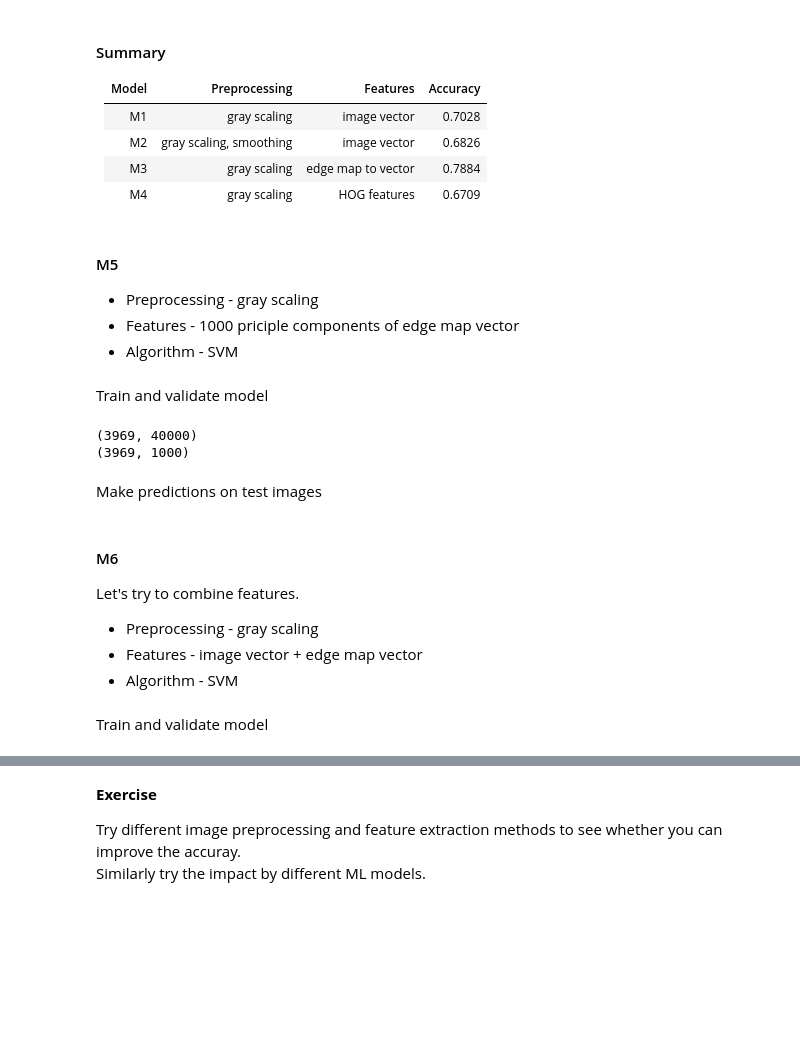
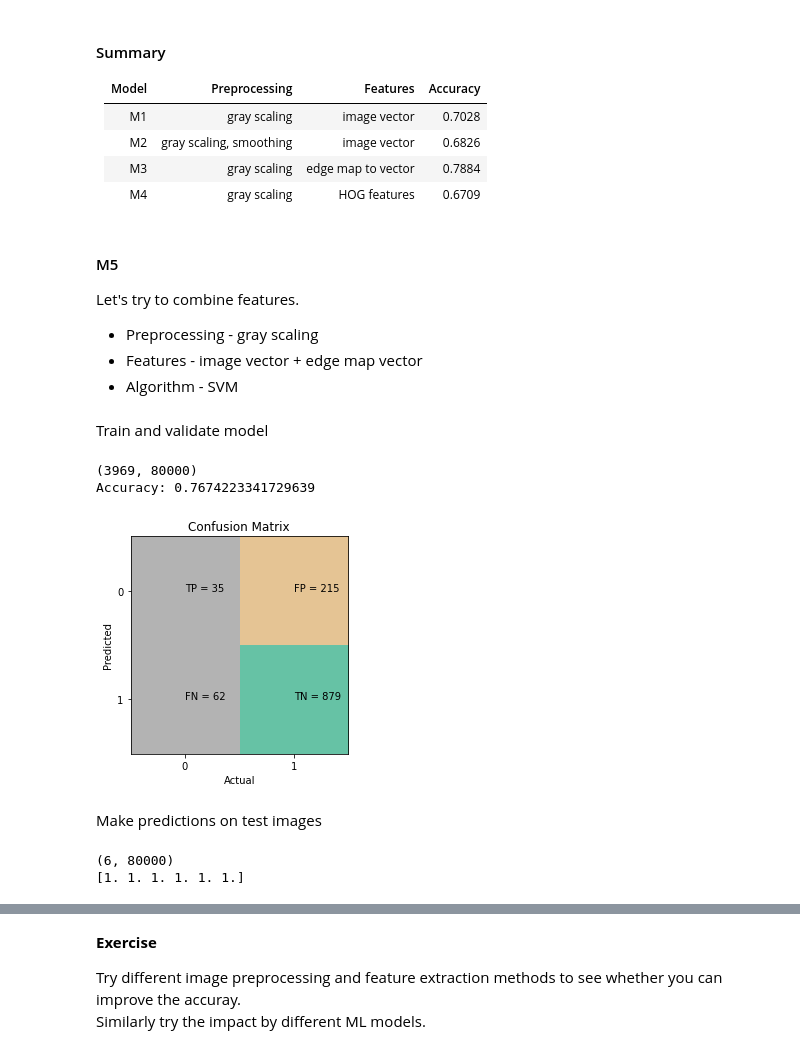
Before and after one commit to HHansi/Applied-AI-Course, a Jupyter notebook: Image Processing/Image_Classification.ipynb, the cells around one changed output, grey strips where cells are left out. Drawn from its saved outputs; the diff is of its cells as text; code cells hidden in the pictures; blank space fills up the shorter version.

```diff
--- a/Image Processing/Image_Classification.ipynb
+++ b/Image Processing/Image_Classification.ipynb
@@ -415,8 +415,11 @@ Make predictions on test images
 |M4    | gray scaling | HOG features | 0.6709 |
 # %% [markdown]
 #### M5
+
+Let's try to combine features.
+
 - Preprocessing - gray scaling <br>
-- Features - 1000 priciple components of edge map vector<br>
+- Features - image vector + edge map vector<br>
 - Algorithm - SVM <br>
 # %%
 # method to get image features
@@ -428,52 +431,40 @@ def get_features_m5(images):
 
     # feature extraction
     edges_canny = cv2.Canny(img_grayscaled, 100, 200)
-    features = edges_canny.flatten()
+    features1 = img_grayscaled.flatten()
+    features2 = edges_canny.flatten()
+    features = np.hstack((features1, features2))
 
     features_list.append(features)
 
   features_list = np.array(features_list)
-
   return features_list
 # %% [markdown]
 Train and validate model
 # %%
 # feature extraction
 features_train = get_features_m5(train_images)
 print(features_train.shape)
 
-# Principal component extraction
-pca = PCA(n_components=1000)
-pca.fit(features_train)
-features_train_updated = pca.transform(features_train)
-print(features_train_updated.shape)
-
 # data split for train and validation
-X_train, X_val, y_train, y_val = train_test_split(features_train_updated, df_train['genus'], test_size=0.3, random_state=100)
+X_train, X_val, y_train, y_val = train_test_split(features_train, df_train['genus'], test_size=0.3, random_state=100)
 
 # train and validation
 model = get_svm_predictions(X_train, X_val, y_train, y_val)
 # %% [output]
-(3969, 40000)
-(3969, 1000)
+(3969, 80000)
+Accuracy: 0.7674223341729639
+[figure, added]
 # %% [markdown]
 Make predictions on test images
 # %%
 # feature extraction - test data
-features_test = get_features_m4(test_images)
+features_test = get_features_m5(test_images)
 print(features_test.shape)
 
-# Principal component extraction - test data
-features_test_updated = pca.transform(features_test)
-
 # get model predictions
-predictions = model.predict(features_test_updated)
+predictions = model.predict(features_test)
 print(predictions)
+# %% [output]
+(6, 80000)
+[1. 1. 1. 1. 1. 1.]
-# %% [markdown]
-#### M6
-
-Let's try to combine features.
-
-- Preprocessing - gray scaling <br>
-- Features - image vector + edge map vector<br>
-- Algorithm - SVM <br>
@@ -501,2 +470,0 @@ def get_features_m6(images):
-# %% [markdown]
-Train and validate model
```
Also changed, not shown: parts of 4 cells of this notebook.
